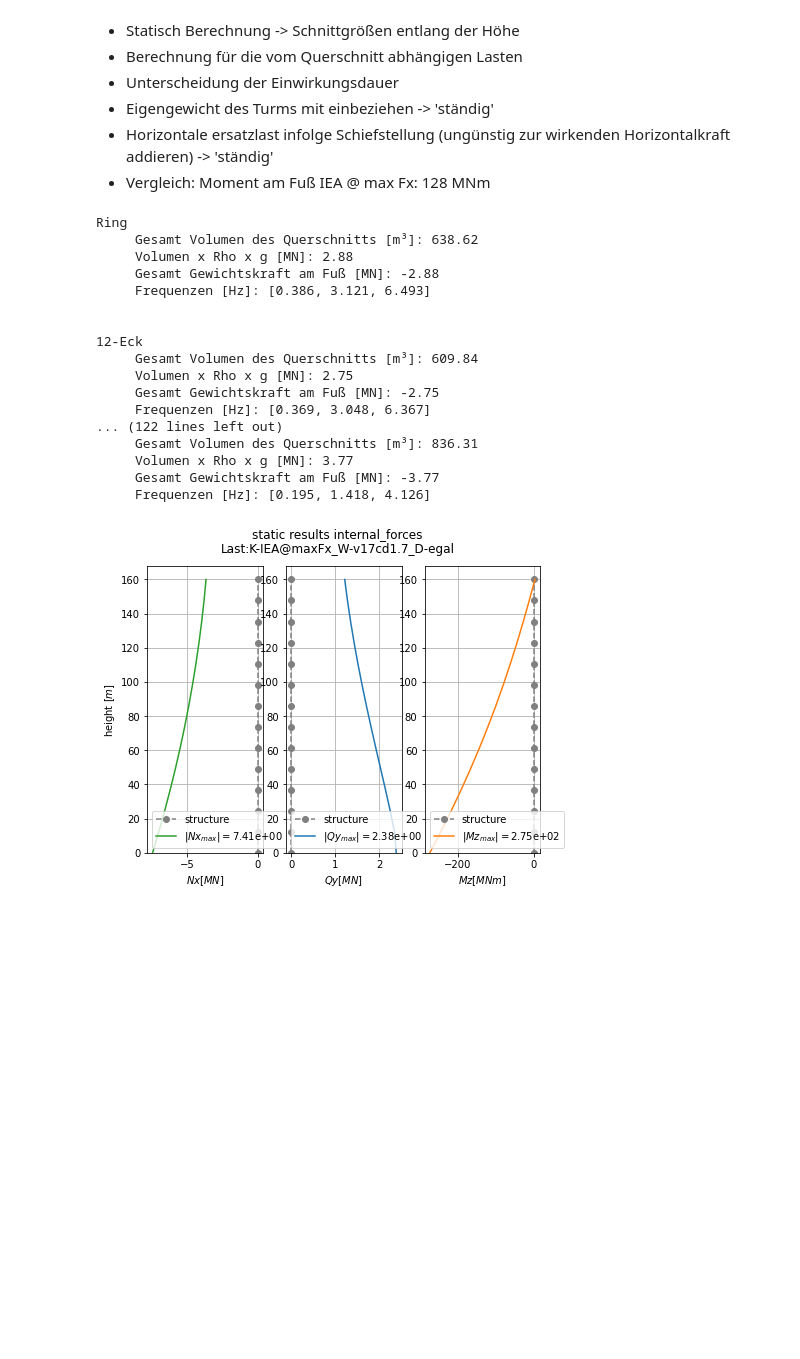
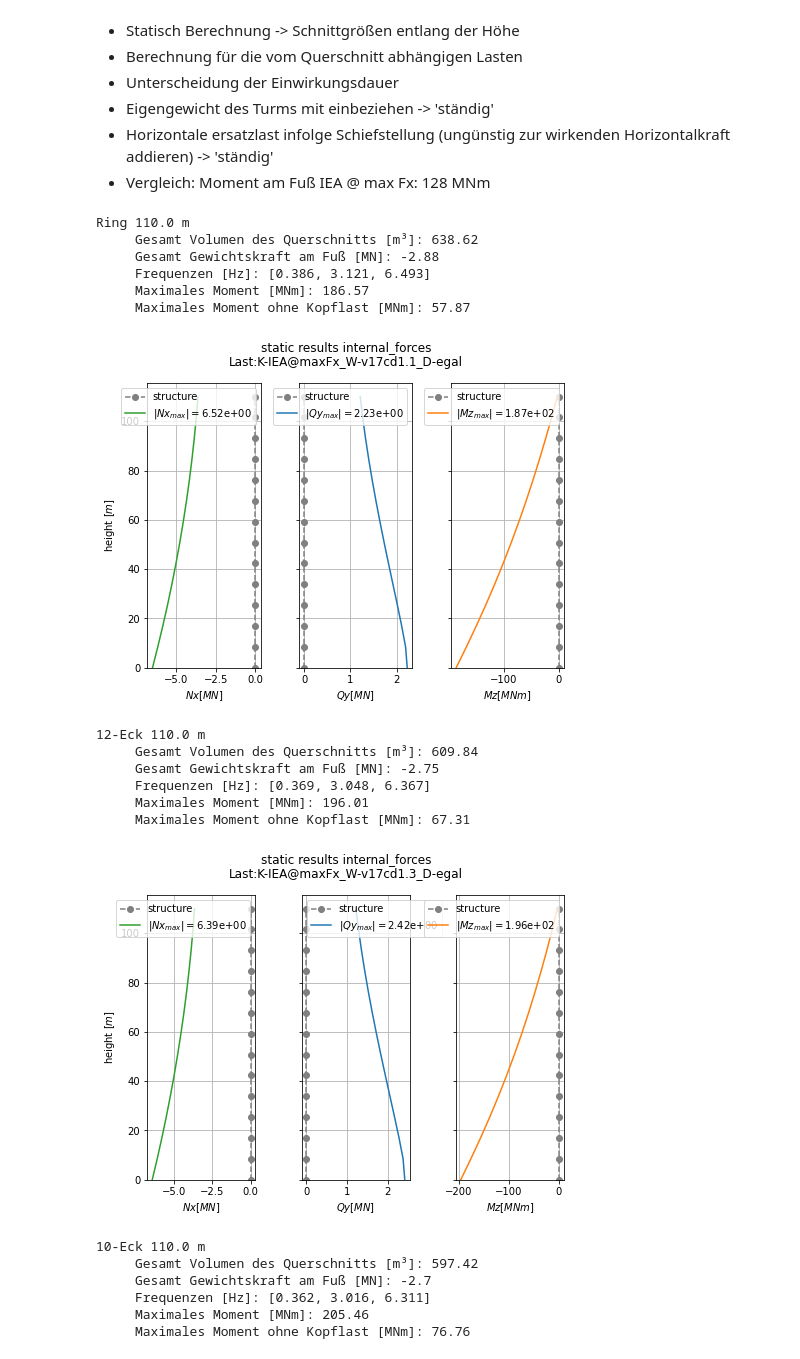
Before and after one commit to JoZimmer/CoupledBeams, a Jupyter notebook: 3DBeam/run_model.ipynb, the cells around one changed output. Saved outputs shown, nothing was run; the diff lists cells and outputs as text; code cells hidden in the pictures; blank space fills up the shorter version.

Commit message:
added teilsicherheitsbeiwert windkraft

```diff
--- a/3DBeam/run_model.ipynb
+++ b/3DBeam/run_model.ipynb
@@ -83,17 +83,19 @@ querschnitts_dateien_laden = True
 # %%
 if querschnitts_dateien_laden:
+    d_unten = 12
     ecken = [12,10,8] #
     höhen = [110,130,140,150,160]#]
-    t_längslagen = 40 #cm
+    t_längslagen = 40 #cm 48 56
     t_querlagen = 8 #cm
-    d_unten = 12
+    holzgüte = 'C24'
+
     querschnitte = []#, 'Kreisring_d12.pkl']#'8Eck.pkl','10Eck.pkl',
     for höhe in höhen:
-        filename = 'Ring_' + str(höhe) + '_du' + str(d_unten) + '_tX' + str(t_längslagen) + '_tY' +str(t_querlagen)+ '.pkl'
+        filename = 'Ring_' + str(höhe) + '_du' + str(d_unten) + '_' + holzgüte + '_tX' + str(t_längslagen) + '_tY' +str(t_querlagen)+ '.pkl'
         querschnitt_object = utils.load_object_from_pkl(os_join(*['inputs', 'geometry', 'objekte', filename]))
         querschnitte.append(querschnitt_object)
         for n_ecken in ecken:
-            filename = str(n_ecken) + 'Eck_' + 'h'+ str(höhe)  + '_du' + str(d_unten) + '_tX' + str(t_längslagen) + '_tY' +str(t_querlagen)+ '.pkl'
+            filename = str(n_ecken) + 'Eck_' + 'h'+ str(höhe)  + '_du' + str(d_unten) + '_' + holzgüte + '_tX' + str(t_längslagen) + '_tY' +str(t_querlagen)+ '.pkl'
             querschnitt_object = utils.load_object_from_pkl(os_join(*['inputs', 'geometry', 'objekte', filename]))
             querschnitte.append(querschnitt_object)
 
@@ -196,13 +198,14 @@ Die Lasten müssen in einer .npy datei gespeichert werden um vom beam gelesen we
 
 - D-kurz = Dauer der Einwirkung
 # %%
-kopf_lasten_IEA = {'Fx':1.17E+06,'Fy':4.80E+04, 'Fz':-3.64E+06, 'Mx':5.98E+06, 'My':-3.24E+06, 'Mz':2.31E+06}
+kopf_lasten_IEA = {'Fx':1.17E+06,'Fy':4.80E+04, 'Fz':-3.64E+06, 'Mx':5.98E+06, 'My':3.24E+06, 'Mz':2.31E+06}
 kopf_lasten_IEA_0 = {'Fx':0,'Fy':0, 'Fz':-0, 'Mx':0, 'My':0, 'Mz':0} # als platzhalter
 kopf_lasten_beam = utils.convert_coordinate_system(kopf_lasten_IEA) # Koordinaten definiton abweichend und einteilung in Einwirkungsdauer
 kopf_lasten_beam_0 = utils.convert_coordinate_system(kopf_lasten_IEA_0) # Koordinaten definiton abweichend
 lasten_dict_base = {'Fx':np.zeros(n_nodes), 'Fy':np.zeros(n_nodes), 'Mz':np.zeros(n_nodes)}
 
 einwirkungsdauer = ['ständig','kurz', 'egal']
+gamma_q = 1.35
 
 import source.DIN_Windlasten as wind_DIN
 
@@ -211,6 +214,7 @@ terrain_kategorie = 'II'
 print ('Windbelastung aus:')
 print ('    vb:', basis_windgeschwindigkeit)
 print ('    terrain:', terrain_kategorie)
+print ('    gamma_q:', gamma_q)
 #wind_DIN.plot_DIN_all(basis_windgeschwindigkeit, categories=[terrain_kategorie])
 
 wind_kraft_z = {}
@@ -240,7 +244,7 @@ for querschnitt in querschnitte:
     # Lastberechnung für den spezifischen QS
     wind_kraft_z, z_coords = wind_DIN.wind_kraft(vb=basis_windgeschwindigkeit, category=terrain_kategorie, height=höhen_z, cd = cd, Aref=d_achse)
 
-    knoten_wind_kraft_z = utils.linien_last_to_knoten_last(wind_kraft_z, höhen_z)
+    knoten_wind_kraft_z = utils.linien_last_to_knoten_last(wind_kraft_z, höhen_z, gamma_q = 1.35)
     #postprocess.plot_along_height(knoten_wind_kraft_z, z_coords, label='wind_kraft [N]')
 
     lasten_dict_nur_wind = utils.update_lasten_dict(lasten_dict_base, knoten_wind_kraft_z, kopf_lasten_beam_0['egal'])
@@ -254,11 +258,9 @@ for querschnitt in querschnitte:
         filename = 'K-IEA@maxFx_' + 'W-v' +str(basis_windgeschwindigkeit) + 'cd' + str(cd) + '_D-' + dauer
         lasten_files[QS_label][nabenhöhe][dauer] = utils.generate_lasten_file(n_nodes, lasten_dicts[QS_label][nabenhöhe][dauer], file_base_name=filename)
 
-
-    #postprocess.plot_dict_subplots(lasten_dict_nur_wind, höhen_z, title='Windkraft ' + QS_label, unit='kN')
-    # print ('Resultierendes Fy aus Knotenlasten ' + QS_label + ' mit cd', cd,':', round(sum(lasten_dict_nur_wind['Fy']) *GD.UNIT_SCALE['kN'],2), '[kN]')
-
-postprocess.plot_dict_subplots(lasten_dicts[QS_label][nabenhöhe]['egal'], höhen_z, title='Windkraft + Kopflasten gesamt ' + QS_label, unit = 'kN')
+    if QS_label == 'Ring' and nabenhöhe == 110:
+        postprocess.plot_dict_subplots(lasten_dict_nur_wind, höhen_z, title='Windkraft ' + QS_label, unit='kN')
+        postprocess.plot_dict_subplots(lasten_dicts[QS_label][nabenhöhe]['egal'], höhen_z, title='Windkraft + Kopflasten gesamt ' + QS_label, unit = 'kN')
 # %% [output]
 Windbelastung aus:
     vb: 17
@@ -289,48 +293,55 @@ for querschnitt in querschnitte:
 
     parameters = utils.add_model_data_from_dict(section_properties, parameters, set_I_eff=False)
 
     beam = BeamModel(parameters, adjust_mass_density_for_total = False, optimize_frequencies_init=False , apply_k_geo=False)
 
-    print (QS_label)
+    print (QS_label, nabenhöhe, 'm')
     print('     Gesamt Volumen des Querschnitts [m³]:', round(beam.volume,2))
-    print('     Volumen x Rho x g [MN]:', round(beam.volume * werkstoff_parameter['rhok'] * GD.GRAVITY * GD.UNIT_SCALE['MN'],2))
     print ('     Gesamt Gewichtskraft am Fuß [MN]:',round(sum(beam.eigengewicht * GD.UNIT_SCALE['MN']),2))
 
     print ('     Frequenzen [Hz]:', [round(beam.eigenfrequencies[i],3) for i in range(3)])
 
     gamma_Q = 1.0 # Da lasten schon mit sichterheitsbeiwerte vorliegen (TODO außer windeinwirkung)
 
     lasten_nach_dauer = {'ständig':{'eigengewicht':True, 'imperfektion':True},
                          'egal':{'eigengewicht':True, 'imperfektion':True},
                          'kurz':{'eigengewicht':False, 'imperfektion':False}}
     for dauer in einwirkungsdauer:
         lasten_file = lasten_files[QS_label][nabenhöhe][dauer]
         lasten_label = os.path.splitext(os.path.basename(lasten_file))[0]
         schnittgrößen[QS_label][nabenhöhe][dauer] = beam.static_analysis_solve(load_vector_file=lasten_file, return_result=True,
                                                                     add_eigengewicht=lasten_nach_dauer[dauer]['eigengewicht'],
                                                                     add_imperfektion = lasten_nach_dauer[dauer]['imperfektion'])
 
-postprocess.plot_static_result_forces(beam, 'internal_forces', ['x','y','g'], unit='MN', title_suffix='Last:' + lasten_label, figsize_scale = 1.1)
+    print ('     Maximales Moment [MNm]:', round(max(abs(schnittgrößen[QS_label][nabenhöhe]['egal']['g'])) * utils.unit_conversion('Nm', 'MNm'),2))
+    print ('     Maximales Moment ohne Kopflast [MNm]:', round((max(abs(schnittgrößen[QS_label][nabenhöhe]['egal']['g'])) - kopf_lasten_IEA['Fx']*nabenhöhe) * utils.unit_conversion('Nm', 'MNm'),2))
+
+    if nabenhöhe == 110.0:
+        postprocess.plot_static_result_forces(beam, 'internal_forces', ['x','y','g'], unit='MN', title_suffix='Last:' + lasten_label, figsize_scale = 1.1)
+
+
 
     #results_df['Mz ' + QS_label_kurz + ' [MNm]'] = SGR_wind_kopf['g'] * utils.unit_conversion('Nm', 'MNm')
     #results_df['Qy ' + QS_label_kurz + ' [MN]'] = SGR_wind_kopf['y'] * utils.unit_conversion('N', 'MN')
     #results_df['Nx ' + QS_label_kurz + ' [MN]'] = SGR_wind_kopf['x'] * utils.unit_conversion('N', 'MN')
 # %% [output]
-Ring
+Ring 110.0 m
      Gesamt Volumen des Querschnitts [m³]: 638.62
-     Volumen x Rho x g [MN]: 2.88
      Gesamt Gewichtskraft am Fuß [MN]: -2.88
      Frequenzen [Hz]: [0.386, 3.121, 6.493]
-
-
-12-Eck
-     Gesamt Volumen des Querschnitts [m³]: 609.84
-     Volumen x Rho x g [MN]: 2.75
-     Gesamt Gewichtskraft am Fuß [MN]: -2.75
-     Frequenzen [Hz]: [0.369, 3.048, 6.367]
-... (122 lines left out)
-     Gesamt Volumen des Querschnitts [m³]: 836.31
-     Volumen x Rho x g [MN]: 3.77
-     Gesamt Gewichtskraft am Fuß [MN]: -3.77
-     Frequenzen [Hz]: [0.195, 1.418, 4.126]
+     Maximales Moment [MNm]: 186.57
+     Maximales Moment ohne Kopflast [MNm]: 57.87
-[figure, old version]
+[figure, new version]
+12-Eck 110.0 m
+     Gesamt Volumen des Querschnitts [m³]: 609.84
+     Gesamt Gewichtskraft am Fuß [MN]: -2.75
+     Frequenzen [Hz]: [0.369, 3.048, 6.367]
+     Maximales Moment [MNm]: 196.01
+     Maximales Moment ohne Kopflast [MNm]: 67.31
+[figure, added]
+10-Eck 110.0 m
+     Gesamt Volumen des Querschnitts [m³]: 597.42
+     Gesamt Gewichtskraft am Fuß [MN]: -2.7
+     Frequenzen [Hz]: [0.362, 3.016, 6.311]
+     Maximales Moment [MNm]: 205.46
+     Maximales Moment ohne Kopflast [MNm]: 76.76
```
Also changed, not shown: parts of 6 cells of this notebook, 12 other files.
